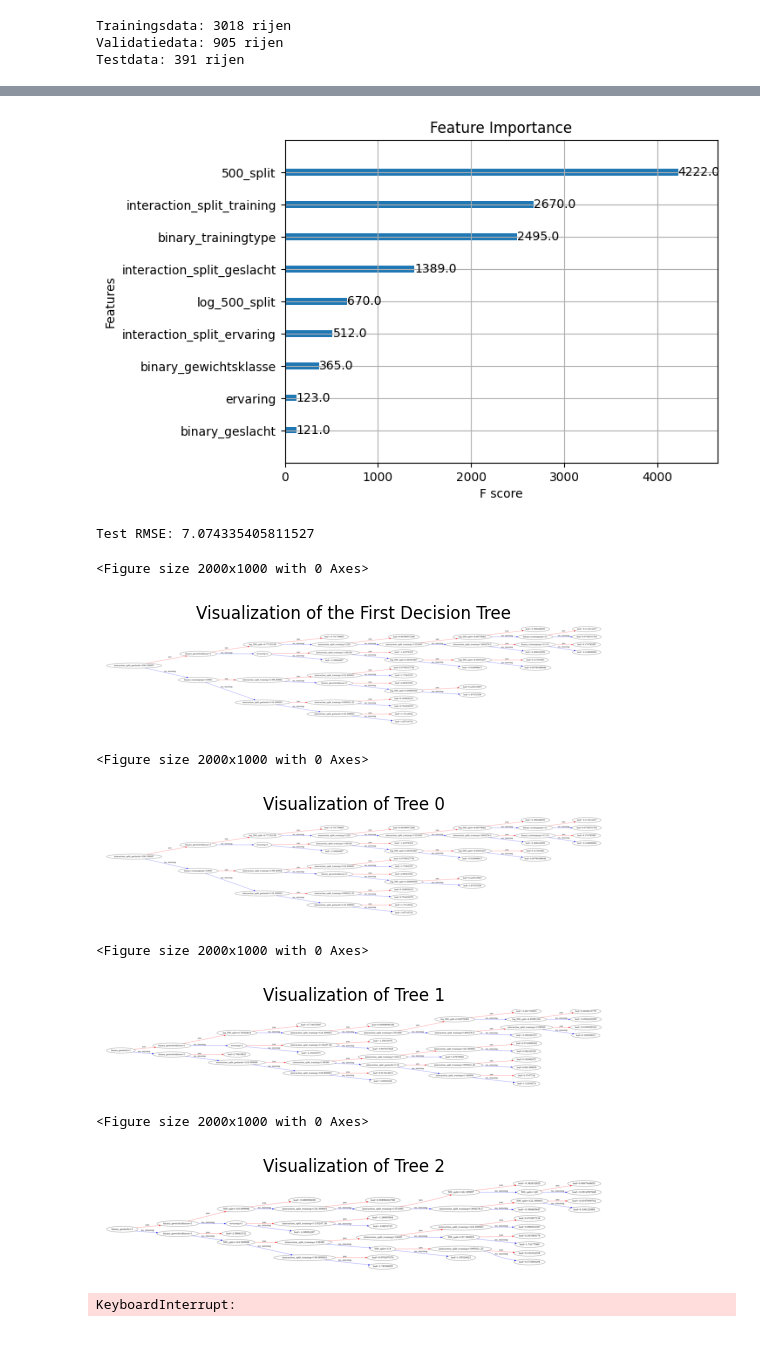
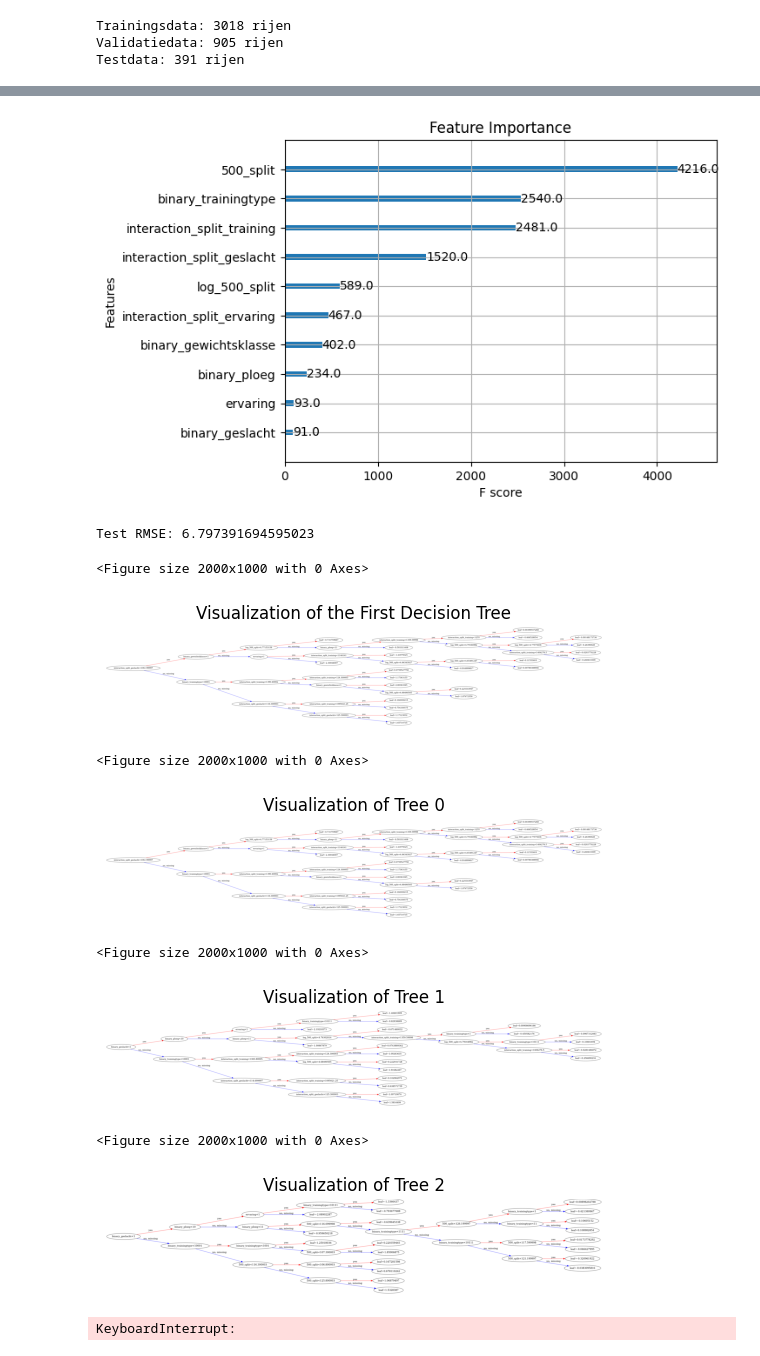
Before and after one commit to bibidemarezoyens/LB, a Jupyter notebook: xgboost.ipynb, the cells around one changed output, grey strips where cells are left out. Drawn from its saved outputs; the diff is of its cells as text; code cells hidden in the pictures.

Commit message:
mae en ploeg toegevoegd

```diff
--- a/xgboost.ipynb
+++ b/xgboost.ipynb
@@ -9,7 +9,7 @@ from xgboost import XGBRegressor
 # %%
 from sklearn.model_selection import train_test_split
 
-df = pd.read_csv("final_df.csv")
+df = pd.read_csv("ploeg_final_df.csv")
 df = df.sample(frac=1, random_state=42).reset_index(drop=True)
 
 train_data = pd.DataFrame()
@@ -101,6 +101,13 @@ test_r2 = r2_score(y_test, test_pred)
 print(f"train_r2 = {train_r2}")
 print(f"val_r2 = {val_r2}")
 print(f"test_r2 = {test_r2}")
+
+mae_train = mean_absolute_error(y_train, train_pred)
+mae_val = mean_absolute_error(y_val, val_pred)
+mae_test = mean_absolute_error(y_test, test_pred)
+print(f"mae_train = {mae_train}")
+print(f"mae_val = {mae_val}")
+print(f"mae_test = {mae_test}")
 
 results_xgb = pd.DataFrame({
     'Actual 2k tijd': y_test,
@@ -204,14 +209,14 @@ test_r2 = 0.9512655406185849
 <Figure size 1000x600 with 0 Axes>
-[figure, old version]
+[figure, new version]
-Test RMSE: 7.074335405811527
+Test RMSE: 6.797391694595023
 <Figure size 2000x1000 with 0 Axes>
-[figure, old version]
+[figure, new version]
 <Figure size 2000x1000 with 0 Axes>
-[figure, old version]
+[figure, new version]
 <Figure size 2000x1000 with 0 Axes>
-[figure, old version]
+[figure, new version]
 <Figure size 2000x1000 with 0 Axes>
-[figure, old version]
+[figure, new version]
 # %%
 param_grid = {'reg_lambda': [0.1, 1, 10, 100, 150, 500],
               'min_child_weight': [1, 3, 5, 7, 9, 12],
```
Also changed, not shown: parts of 2 cells of this notebook, 6 other files.
